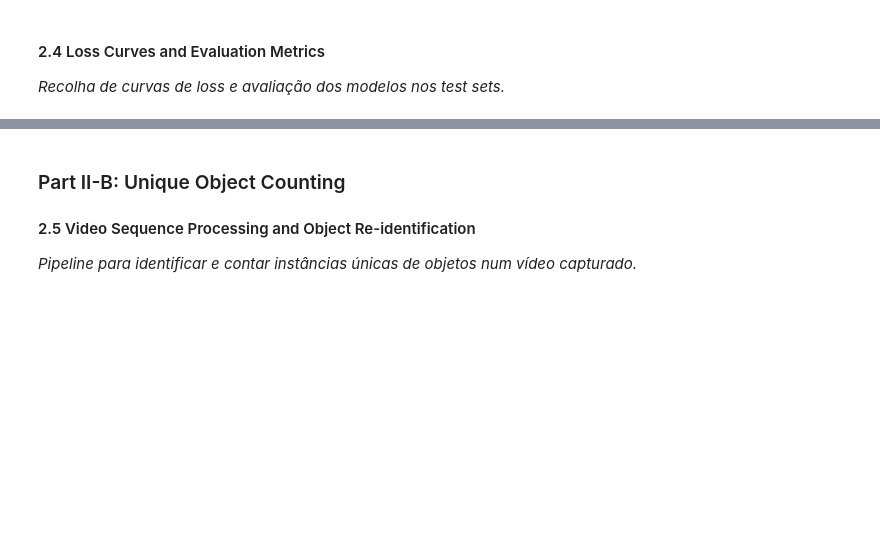
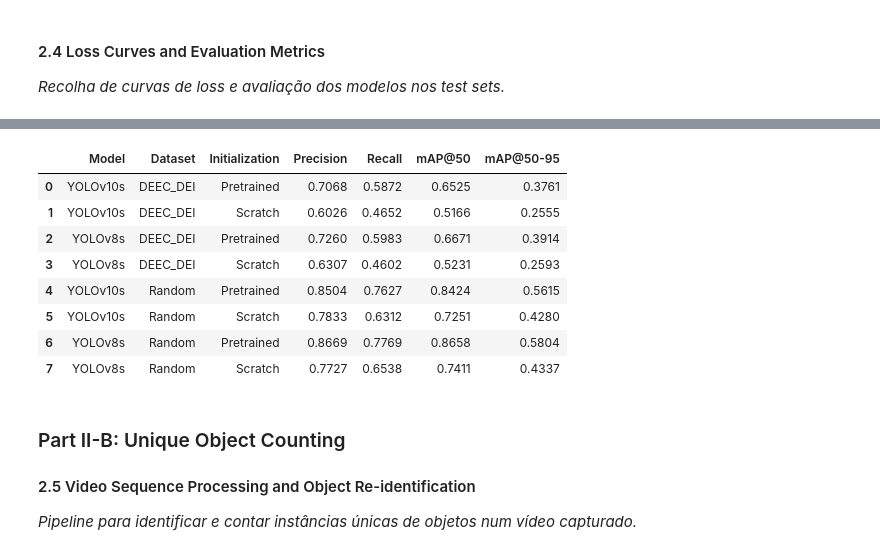
Before and after one commit to LucianaOR/-APA-Applied-Deep-Learning, a Jupyter notebook: Assignment2/PA2.ipynb, the cells around one changed output, grey strips where cells are left out. Cells and saved outputs as stored; diff of their text form; code cells hidden in the pictures; blank space fills up the shorter version.

Commit message:
Update Assignment 2 notebook and dataset setup

```diff
--- a/Assignment2/PA2.ipynb
+++ b/Assignment2/PA2.ipynb
@@ -1488,0 +1992,31 @@ plt.show()
+# %%
+EVALUATION_RESULTS = []
+
+for name, info in EXPERIMENTS.items():
+
+    print(f"\nEvaluating: {name}")
+
+    model = YOLO(str(info["weights"]))
+
+    metrics = model.val(
+        data=str(DATASETS[info["dataset"]]),
+        split="test",
+        imgsz=IMG_SIZE,
+        batch=BATCH_SIZE,
+        device=DEVICE,
+        plots=False,
+        verbose=True
+    )
+
+    EVALUATION_RESULTS.append({
+        "Model": info["architecture"],
+        "Dataset": info["dataset"],
+        "Initialization": info["initialization"],
+        "Precision": metrics.box.mp,
+        "Recall": metrics.box.mr,
+        "mAP@50": metrics.box.map50,
+        "mAP@50-95": metrics.box.map
+    })
+
+    del model
+    torch.mps.empty_cache()
@@ -1489,3 +2041,26 @@ plt.show()
+# %%
+evaluation_df = pd.DataFrame(EVALUATION_RESULTS)
+
+evaluation_df = evaluation_df.sort_values(
+    by=["Dataset", "Model", "Initialization"]
+).reset_index(drop=True)
+
+display(evaluation_df.round(4))
+
+evaluation_df.to_csv(
+    FIGURES_DIR / "evaluation_metrics.csv",
+    index=False
+)
+# %% [output]
+|  | Model | Dataset | Initialization | Precision | Recall | mAP@50 | mAP@50-95 |
+| 0 | YOLOv10s | DEEC_DEI | Pretrained | 0.7068 | 0.5872 | 0.6525 | 0.3761 |
+| 1 | YOLOv10s | DEEC_DEI | Scratch | 0.6026 | 0.4652 | 0.5166 | 0.2555 |
+| 2 | YOLOv8s | DEEC_DEI | Pretrained | 0.7260 | 0.5983 | 0.6671 | 0.3914 |
+| 3 | YOLOv8s | DEEC_DEI | Scratch | 0.6307 | 0.4602 | 0.5231 | 0.2593 |
+| 4 | YOLOv10s | Random | Pretrained | 0.8504 | 0.7627 | 0.8424 | 0.5615 |
+| 5 | YOLOv10s | Random | Scratch | 0.7833 | 0.6312 | 0.7251 | 0.4280 |
+| 6 | YOLOv8s | Random | Pretrained | 0.8669 | 0.7769 | 0.8658 | 0.5804 |
+| 7 | YOLOv8s | Random | Scratch | 0.7727 | 0.6538 | 0.7411 | 0.4337 |
 # %% [markdown]
 ### Part II-B: Unique Object Counting
 
```
Also changed, not shown: parts of 26 cells of this notebook, 1 other file.
